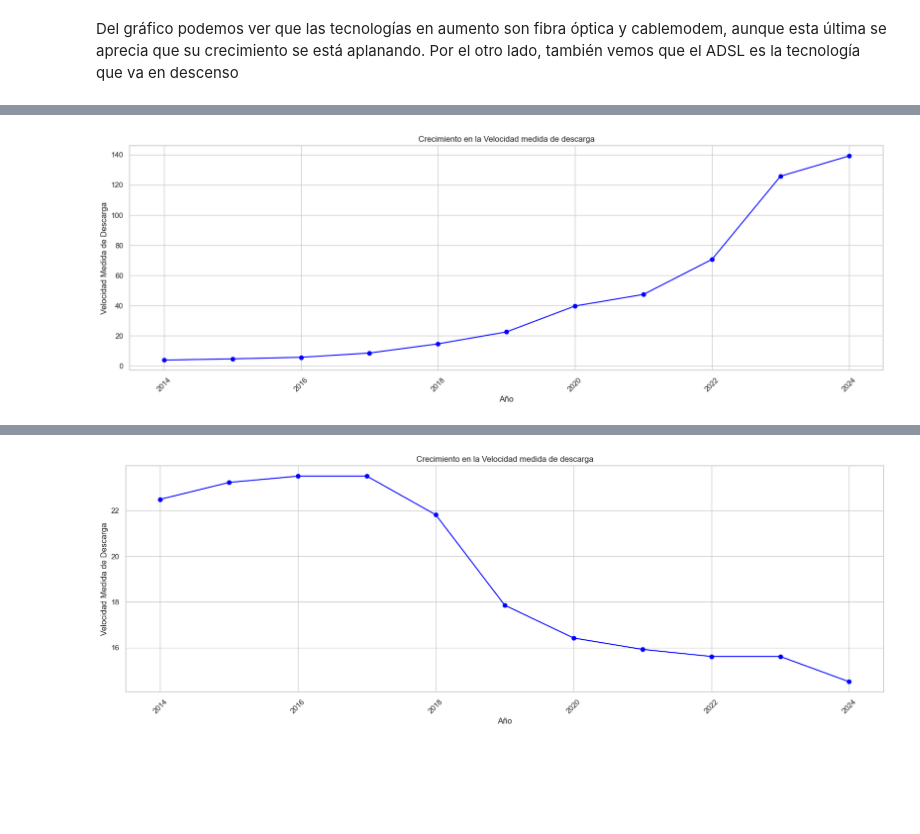
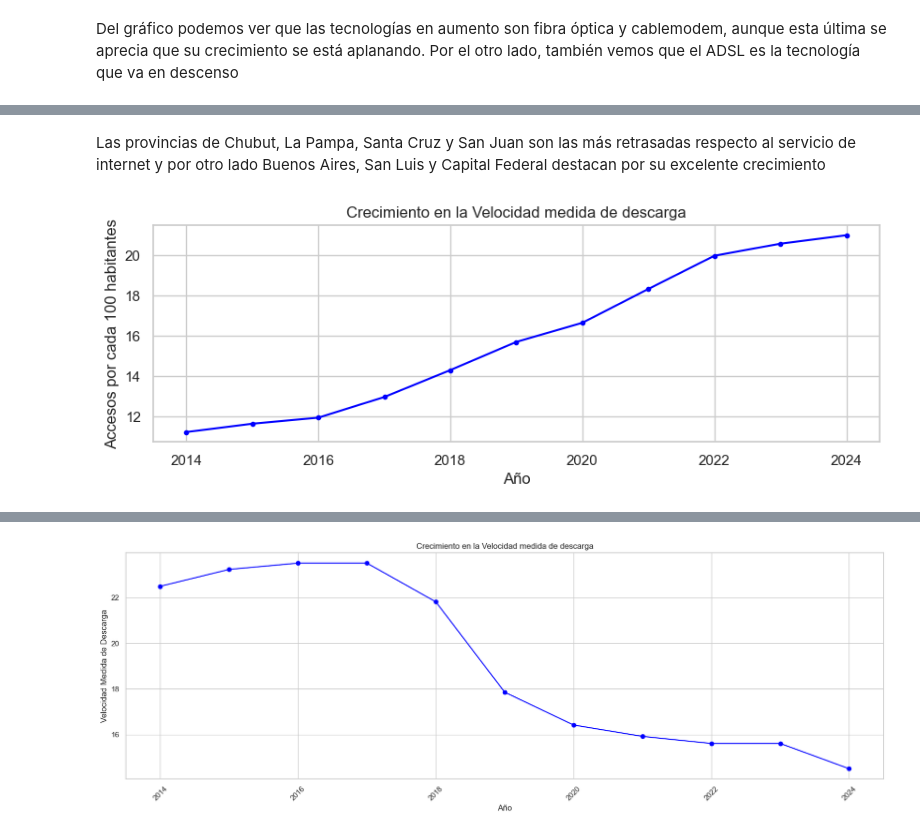
Before and after one commit to DedesF/Proyecto_2, a Jupyter notebook: Analisis/EDA.ipynb, the cells around one changed output, grey strips where cells are left out. Saved outputs shown, nothing was run; the diff lists cells and outputs as text; code cells hidden in the pictures; blank space fills up the shorter version.

```diff
--- a/Analisis/EDA.ipynb
+++ b/Analisis/EDA.ipynb
@@ -99,11 +148,15 @@ vmd_grouped.head(10)
+# %% [markdown]
+Las provincias de Chubut, La Pampa, Santa Cruz y San Juan son las más retrasadas respecto al servicio de internet y por otro lado Buenos Aires, San Luis y Capital Federal destacan por su excelente crecimiento
+# %%
+#Para seguir con nuestro análisis del internet podemos ver la penetración del servicio por cada 100 habitantes
+df_int_pentot_grouped = df_int_tfij.groupby('Año')['Accesos internet por cada 100 hab'].mean().reset_index()
 # %%
-
-plt.figure(figsize=(20, 6))
-plt.plot(vmd_grouped['Año'], vmd_grouped['Mbps (Media de bajada)'], color='blue', marker='o')
+plt.figure(figsize=(10, 3))
+plt.plot(df_int_pentot_grouped['Año'], df_int_pentot_grouped['Accesos internet por cada 100 hab'], color='blue', marker='.')
 plt.xlabel('Año')
-plt.ylabel('Velocidad Medida de Descarga')
+plt.ylabel('Accesos por cada 100 habitantes')
 plt.title('Crecimiento en la Velocidad medida de descarga')
-plt.xticks(rotation=45)
+plt.xticks(rotation=0)
 plt.show()
 # %% [output]
-[figure, old version]
+[figure, new version]
```
Also changed, not shown: parts of 32 cells of this notebook.
